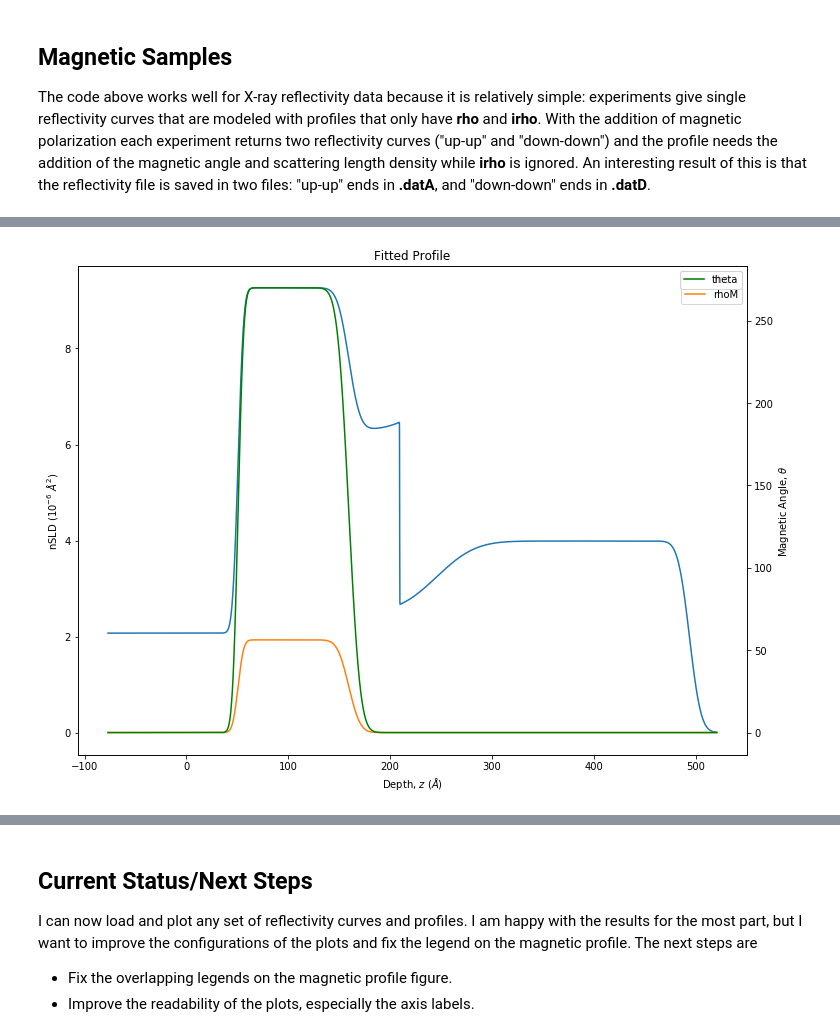
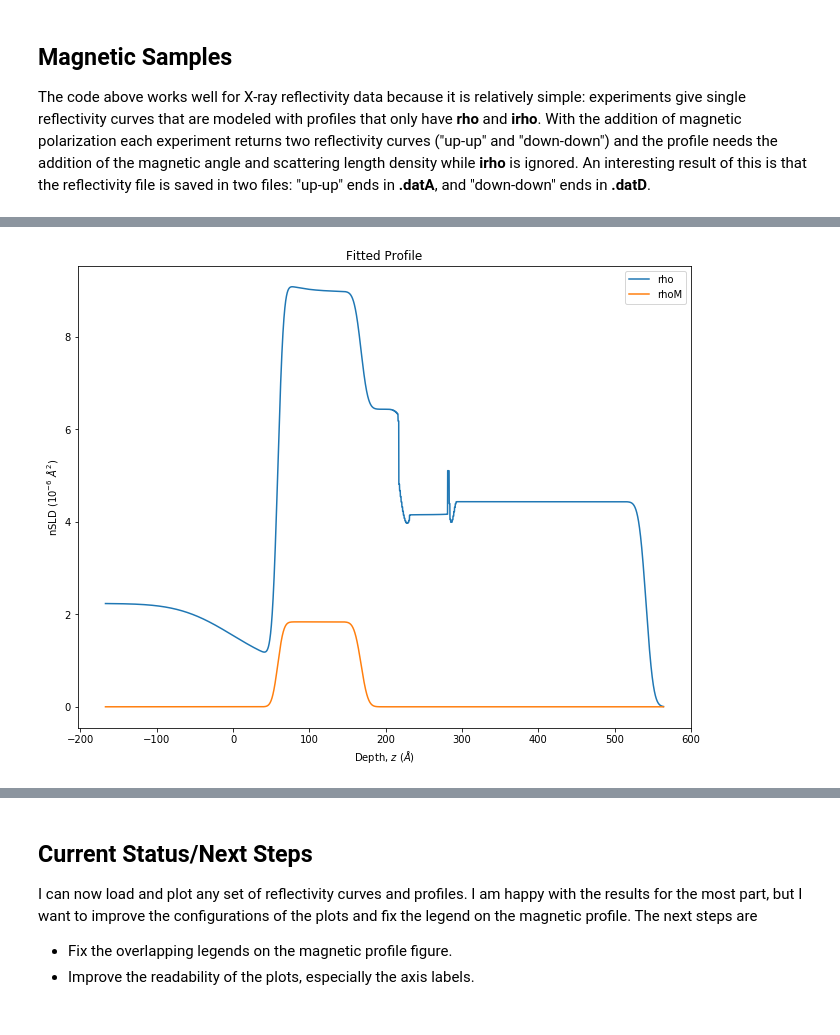
Before and after one commit to brianjosey/Autoplotting, a Jupyter notebook: Plotting.ipynb, the cells around one changed output, grey strips where cells are left out. Cells and saved outputs as stored; diff of their text form; code cells hidden in the pictures.

```diff
--- a/Plotting.ipynb
+++ b/Plotting.ipynb
@@ -97,6 +97,6 @@ The code above works well for X-ray reflectivity data because it is relatively s
 # %%
 # Loading the Profile- IGNORE IRHO!
 
-mag_profile = pd.read_csv("R1_Ar-profile.dat", delim_whitespace=True, usecols=["#", "z", "rho", "(1e-6/A2)"])
+mag_profile = pd.read_csv("D2OV_NarrowSpline-profile-7Points.dat", delim_whitespace=True, usecols=["#", "z", "rho", "(1e-6/A2)"])
 mag_profile.columns = ["z", "rho", "rhoM", "theta"]
-print(mag_profile)
+#print(mag_profile)
@@ -118,23 +103,26 @@ print(mag_profile)
 # %%
 # Fitted Profile
-fig, ax1 = plt.subplots()
+# Magnetic angles on ax2, uncomment all four lines to include them
 
-ax2 = ax1.twinx()
+fig, ax1 = plt.subplots(figsize = (11,8.5))
+
+#ax2 = ax1.twinx()
 ax1.plot(mag_profile.z, mag_profile.rho, label = "rho")
 ax1.plot(mag_profile.z, mag_profile.rhoM, label="rhoM")
-ax2.plot(mag_profile.z, mag_profile.theta, "-g", label="theta")
+#ax2.plot(mag_profile.z, mag_profile.theta, "-g", label="theta")
 
 ax1.set_xlabel(r"Depth, $z$ ($\AA$)")
 ax1.set_ylabel(r"nSLD ($10^{-6}\ \AA^{2}$)")
-ax2.set_ylabel(r"Magnetic Angle, $\theta$")
+#ax2.set_ylabel(r"Magnetic Angle, $\theta$")
 ax1.set_title("Fitted Profile")
 
 ax1.legend(loc="upper right")
-ax2.legend(loc="upper right")
+#ax2.legend(loc="upper right")
+
 plt.show()
 fig.savefig("Mag_Profile.pdf")
 # %% [output]
-[figure, old version]
+[figure, new version]
 # %%
 # Load Reflectivity Data for Magnetic
 
```
Also changed, not shown: parts of 4 cells of this notebook.
